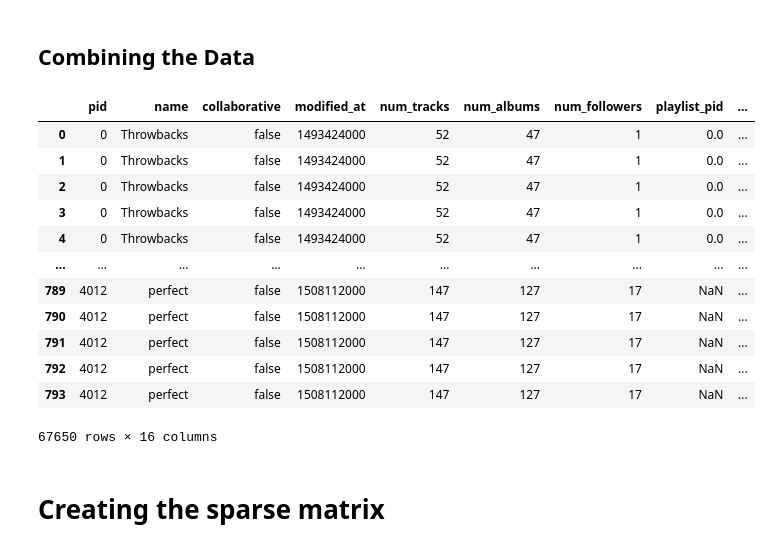
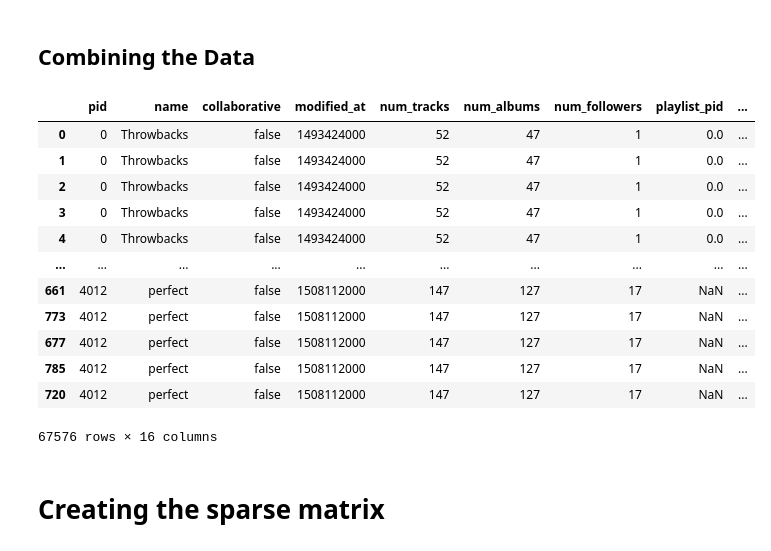
Before and after one commit to Ruby-L-i-n/CSDS234_FinalProject, a Jupyter notebook: SpotifyPlaylist.ipynb, the cells around one changed output. Drawn from its saved outputs; the diff is of its cells as text; code cells hidden in the pictures.

```diff
--- a/SpotifyPlaylist.ipynb
+++ b/SpotifyPlaylist.ipynb
@@ -212,12 +227,12 @@ print(test_playlists['pid'].unique())
 ## Splitting the Test Data
 # %%
 """
-This is a function to split a data frame of all playlists into seperate dfs for a single playlist
+This is a function to break down a data frame of all playlists into separate dfs for a single playlist
 
 Input: A large dataframe with several playlists
 Output: A dictionary indexed by pid for each single playlist dataframe
 """
-def split_single(df):
+def store_single(df):
   playlists_dict = {}
   for pid in df['pid'].unique():
     playlist = df[df['pid'] == pid]
@@ -226,7 +241,7 @@ def split_single(df):
   return playlists_dict
 
 # Splitting playlists into dataframes for each playlist
-playlist_catalog = split_single(test_playlists)
+playlist_catalog = store_single(test_playlists)
 
 print(playlist_catalog[4012])
 print(playlist_catalog.keys())
@@ -276,30 +301,37 @@ print(test_playlists_dict[4012].shape)
 # %% [markdown]
 ## Combining the Data
-# %%
-#join the input dataframe to the 1000 dataframe
-def join_data(test_1_df):
-  frames = [clean_df, test_1_df]
-  join_df = pd.concat(frames)
-  return join_df
-
-#test it with playlist 4012
-test_1_df = test_playlists[test_playlists['pid'].isin([4012])]
-join_df = join_data(test_1_df)
-join_df
-# %% [output]
-|  | pid | name | collaborative | modified_at | num_tracks | num_albums | num_followers | playlist_pid | ... |
-| 0 | 0 | Throwbacks | false | 1493424000 | 52 | 47 | 1 | 0.0 | ... |
-| 1 | 0 | Throwbacks | false | 1493424000 | 52 | 47 | 1 | 0.0 | ... |
-| 2 | 0 | Throwbacks | false | 1493424000 | 52 | 47 | 1 | 0.0 | ... |
-| 3 | 0 | Throwbacks | false | 1493424000 | 52 | 47 | 1 | 0.0 | ... |
-| 4 | 0 | Throwbacks | false | 1493424000 | 52 | 47 | 1 | 0.0 | ... |
-| ... | ... | ... | ... | ... | ... | ... | ... | ... | ... |
-| 789 | 4012 | perfect | false | 1508112000 | 147 | 127 | 17 | NaN | ... |
-| 790 | 4012 | perfect | false | 1508112000 | 147 | 127 | 17 | NaN | ... |
-| 791 | 4012 | perfect | false | 1508112000 | 147 | 127 | 17 | NaN | ... |
-| 792 | 4012 | perfect | false | 1508112000 | 147 | 127 | 17 | NaN | ... |
-| 793 | 4012 | perfect | false | 1508112000 | 147 | 127 | 17 | NaN | ... |
-67650 rows × 16 columns
+# %%
+"""
+Join the input training dataframe to the 1000 dataframe with a function
+
+Input: The dataframe with the additional training playlist
+
+Output: The original playlist dataframe with some of the songs from the inputted playlist
+
+"""
+def join_data(add_pl_df):
+  frames = [clean_df, add_pl_df]
+  join_df = pd.concat(frames)
+  return join_df
+
+# Test it with the first playlist in the test dict 4012
+# join_df will be used most often going forth as it is the dataframe which we'll base our suggestions off of
+join_df = join_data(train_playlists_dict[4012])
+join_df
+# %% [output]
+|  | pid | name | collaborative | modified_at | num_tracks | num_albums | num_followers | playlist_pid | ... |
+| 0 | 0 | Throwbacks | false | 1493424000 | 52 | 47 | 1 | 0.0 | ... |
+| 1 | 0 | Throwbacks | false | 1493424000 | 52 | 47 | 1 | 0.0 | ... |
+| 2 | 0 | Throwbacks | false | 1493424000 | 52 | 47 | 1 | 0.0 | ... |
+| 3 | 0 | Throwbacks | false | 1493424000 | 52 | 47 | 1 | 0.0 | ... |
+| 4 | 0 | Throwbacks | false | 1493424000 | 52 | 47 | 1 | 0.0 | ... |
+| ... | ... | ... | ... | ... | ... | ... | ... | ... | ... |
+| 661 | 4012 | perfect | false | 1508112000 | 147 | 127 | 17 | NaN | ... |
+| 773 | 4012 | perfect | false | 1508112000 | 147 | 127 | 17 | NaN | ... |
+| 677 | 4012 | perfect | false | 1508112000 | 147 | 127 | 17 | NaN | ... |
+| 785 | 4012 | perfect | false | 1508112000 | 147 | 127 | 17 | NaN | ... |
+| 720 | 4012 | perfect | false | 1508112000 | 147 | 127 | 17 | NaN | ... |
+67576 rows × 16 columns
 # %% [markdown]
 # Creating the sparse matrix
 # %%
```
Also changed, not shown: parts of 17 cells of this notebook.
